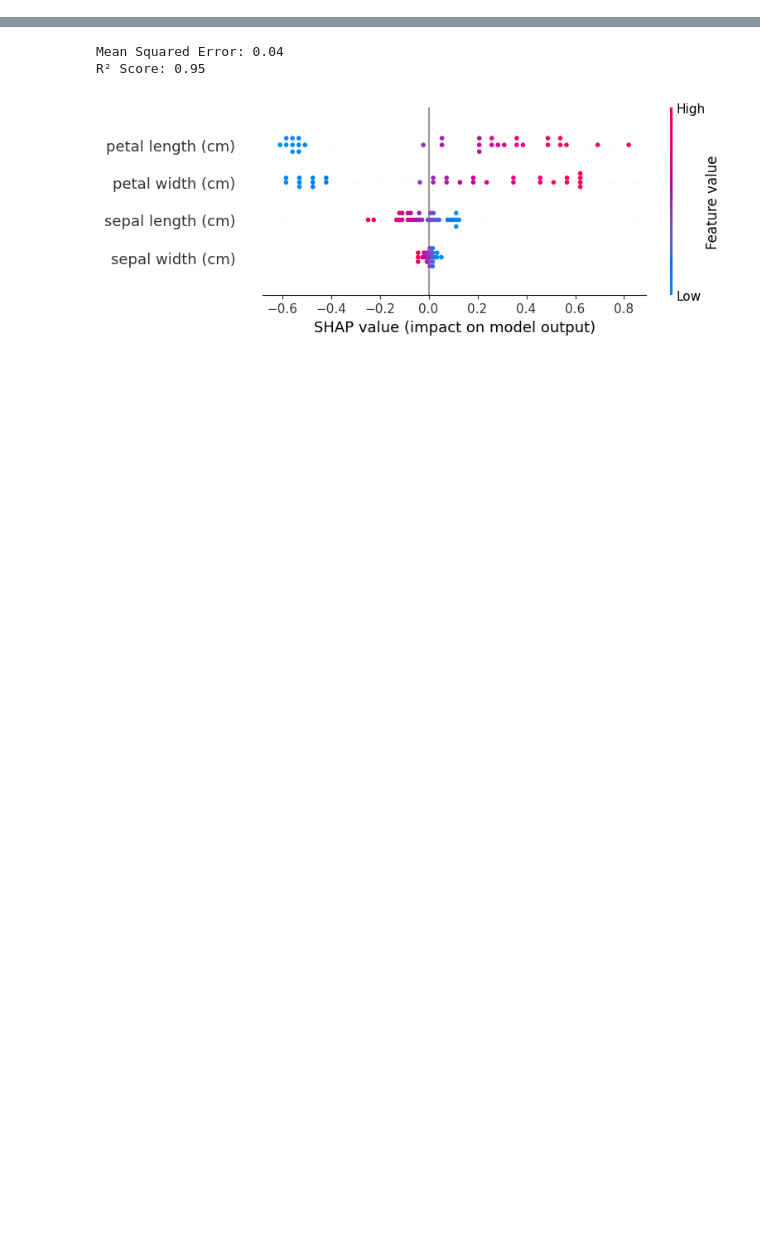
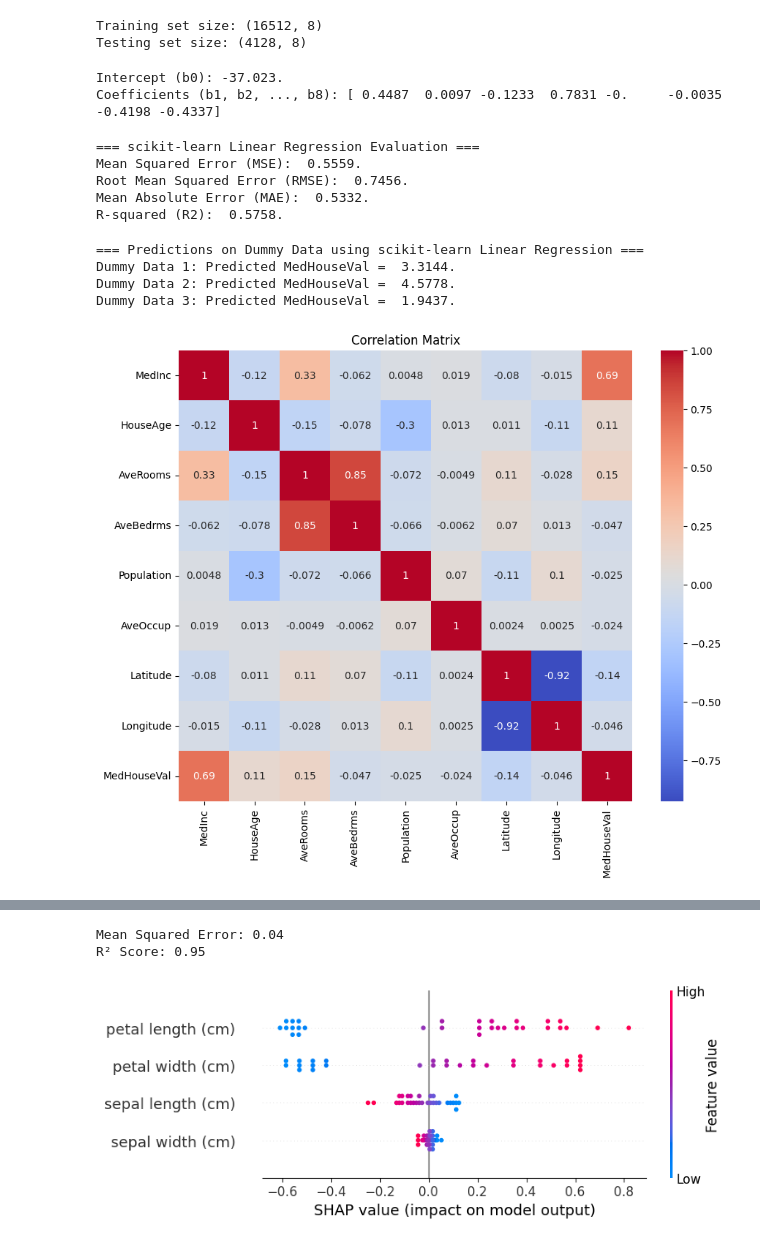
Before and after one commit to AntDBuck/CN6005, a Jupyter notebook: Week2.ipynb, the cells around one changed output, grey strips where cells are left out. Cells and saved outputs as stored; diff of their text form; code cells hidden in the pictures; blank space fills up the shorter version.

```diff
--- a/Week2.ipynb
+++ b/Week2.ipynb
@@ -0,0 +171,80 @@
+# %%
+X = data.drop('MedHouseVal', axis = 1)
+Y = data['MedHouseVal']
+
+# Split dataset into training and testing sets.
+X_train, X_test, Y_train, Y_test = train_test_split(X, Y, test_size = 0.2, random_state = 42)
+
+print(f'Training set size: {X_train.shape}')
+print(f'Testing set size: {X_test.shape}')
+# %% [output]
+Training set size: (16512, 8)
+Testing set size: (4128, 8)
+# %%
+# Build the linear regression model.
+lr_model = LinearRegression()
+
+# Input training set into model.
+lr_model.fit(X_train, Y_train)
+
+print(f'Intercept (b0): {round(lr_model.intercept_, 3)}.')
+print(f'Coefficients (b1, b2, ..., b8): {np.round(lr_model.coef_, 4)}')
+# %% [output]
+Intercept (b0): -37.023.
+Coefficients (b1, b2, ..., b8): [ 0.4487  0.0097 -0.1233  0.7831 -0.     -0.0035 -0.4198 -0.4337]
+# %%
+# Predictions of the test set.
+Y_pred = lr_model.predict(X_test)
+
+# Calculate the MSE, RMSE, MAE, and r2.
+mse = mean_squared_error(Y_test, Y_pred)
+rmse = np.sqrt(mse)
+mae = mean_absolute_error(Y_test, Y_pred)
+r2 = r2_score(Y_test, Y_pred)
+
+print(f'=== scikit-learn Linear Regression Evaluation ===')
+print(f'Mean Squared Error (MSE): {mse: .4f}.')
+print(f'Root Mean Squared Error (RMSE): {rmse: .4f}.')
+print(f'Mean Absolute Error (MAE): {mae: .4f}.')
+print(f'R-squared (R2): {r2: .4f}.')
+# %% [output]
+=== scikit-learn Linear Regression Evaluation ===
+Mean Squared Error (MSE):  0.5559.
+Root Mean Squared Error (RMSE):  0.7456.
+Mean Absolute Error (MAE):  0.5332.
+R-squared (R2):  0.5758.
+# %%
+# Dummy data data frame for predictions.
+dummy_data = pd.DataFrame({
+    'MedInc': [5.0, 8.0, 3.0],
+    'HouseAge': [30, 10, 40],
+    'AveRooms': [6.0, 5.0, 4.0],
+    'AveBedrms': [1.0, 1.5, 1.0],
+    'Population': [1000, 500, 2000],
+    'AveOccup': [3.0, 2.5, 4.0],
+    'Latitude': [34.0, 36.0, 38.0],
+    'Longitude': [-120.0, -121.0, -122.0]
+})
+
+# Dummy predictions.
+dummy_predictions = lr_model.predict(dummy_data)
+
+print('=== Predictions on Dummy Data using scikit-learn Linear Regression ===')
+for i, pred in enumerate(dummy_predictions, 1):
+    print(f'Dummy Data {i}: Predicted MedHouseVal = {pred: .4f}.')
+# %% [output]
+=== Predictions on Dummy Data using scikit-learn Linear Regression ===
+Dummy Data 1: Predicted MedHouseVal =  3.3144.
+Dummy Data 2: Predicted MedHouseVal =  4.5778.
+Dummy Data 3: Predicted MedHouseVal =  1.9437.
+# %%
+# Create the correlation matrix.
+corr_matrix = data.corr()
+
+# Display the correlation matrix.
+plt.figure(figsize=(10, 8))
+sns.heatmap(corr_matrix, annot = True, cmap = 'coolwarm')
+plt.title('Correlation Matrix')
+plt.show()
+# %% [output]
+[figure, added]
```
Also changed, not shown: parts of 17 cells of this notebook.
